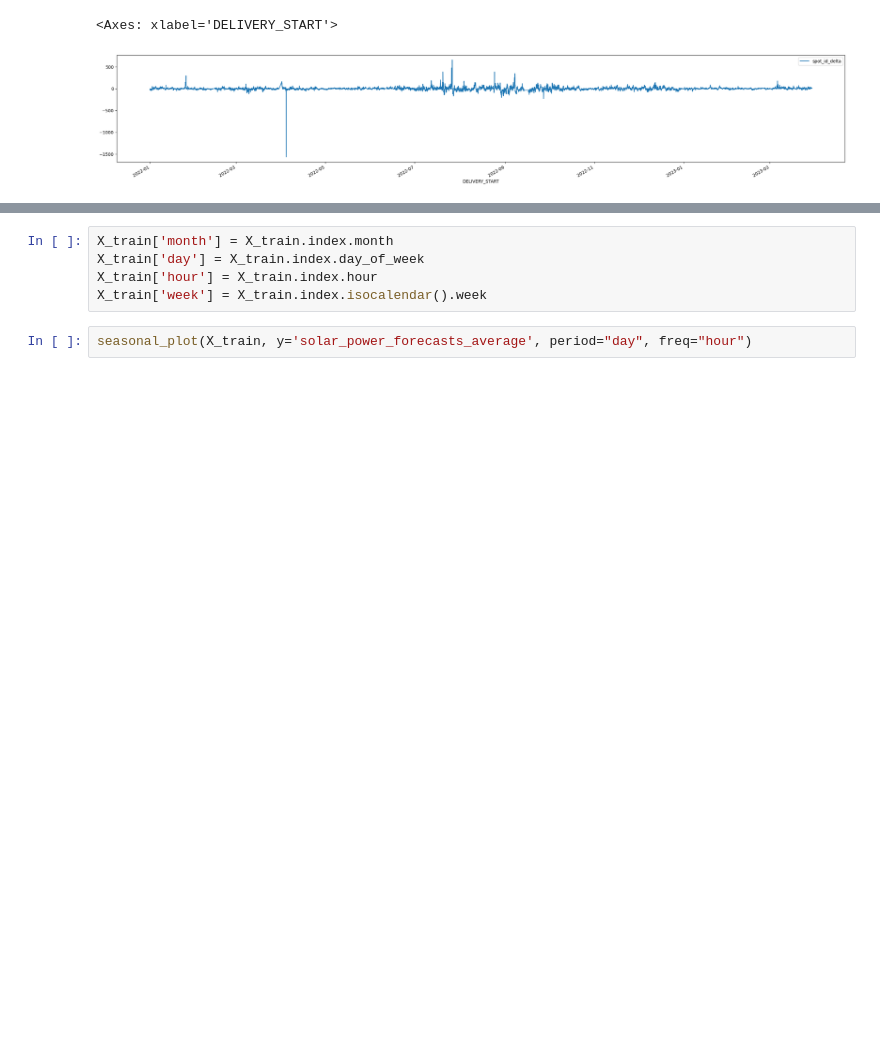
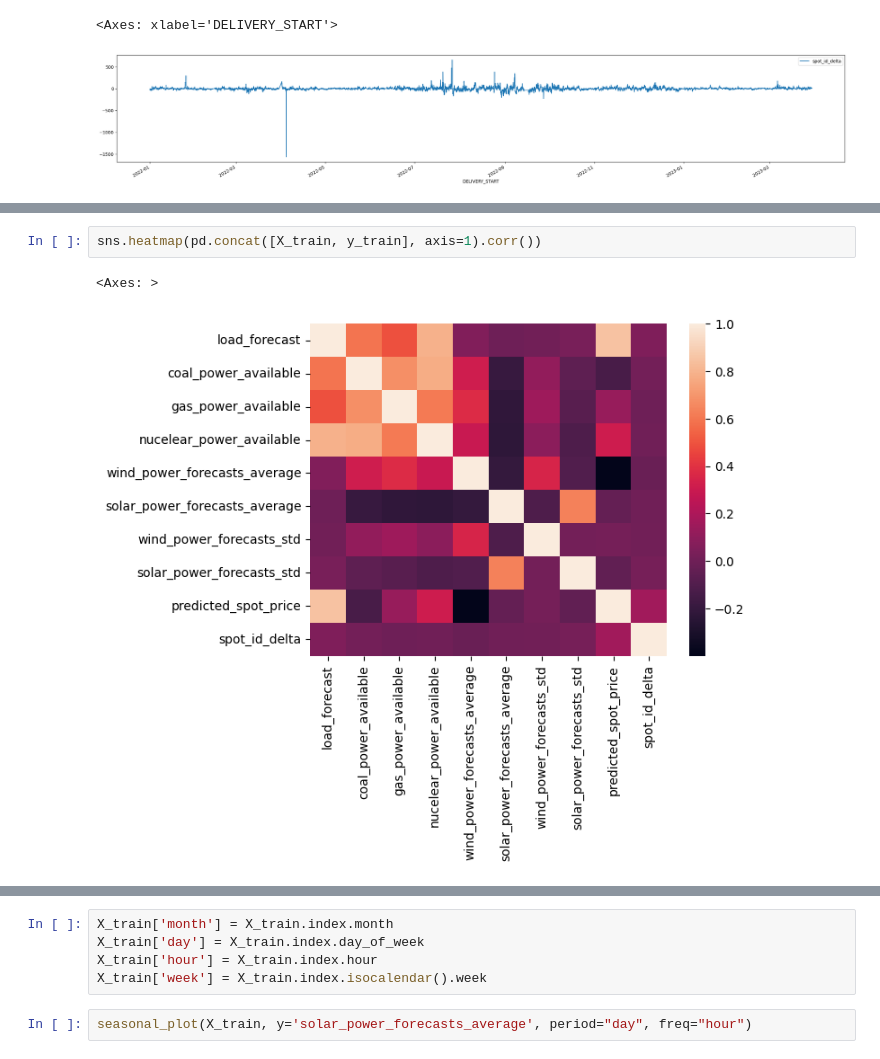
Before and after one commit to slokadjaja/electricity-price-forecasting, a Jupyter notebook: eda.ipynb, the cells around one changed output, grey strips where cells are left out. Saved outputs shown, nothing was run; the diff lists cells and outputs as text; blank space fills up the shorter version.

```diff
--- a/eda.ipynb
+++ b/eda.ipynb
@@ -55,0 +77,5 @@ y_train.plot(figsize=(30,5))
+# %%
+sns.heatmap(pd.concat([X_train, y_train], axis=1).corr())
+# %% [output]
+<Axes: >
+[figure, added]
```
Also changed, not shown: parts of 14 cells of this notebook.
